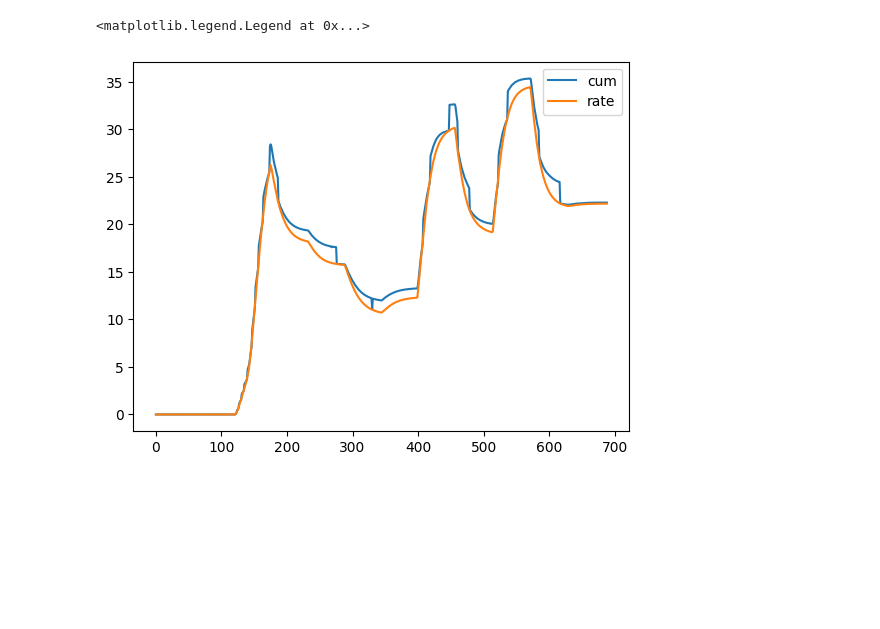
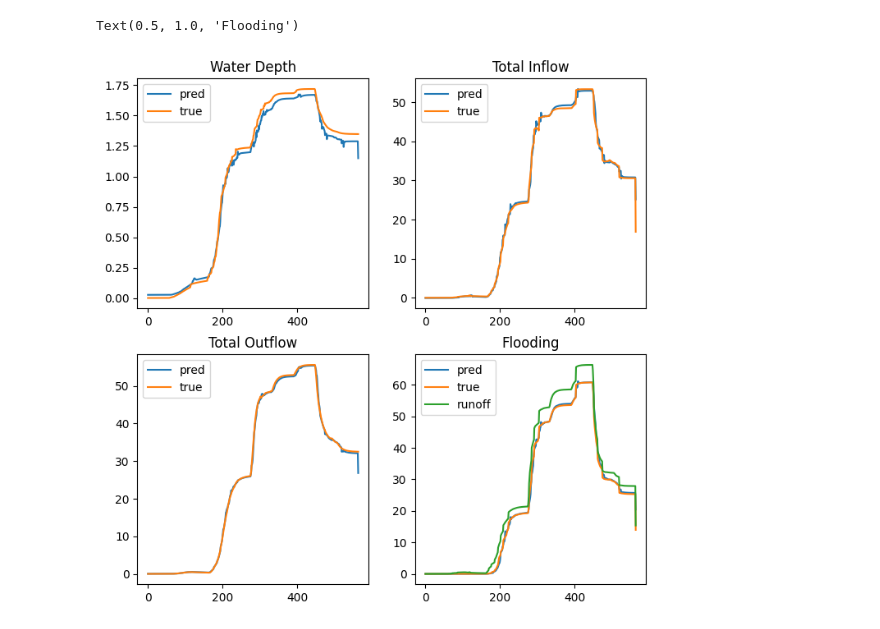
Before and after one commit to Zhiyu014/GNN-UDS, a Jupyter notebook: surrogate/test.ipynb, the cells around one changed output. Saved outputs shown, nothing was run; the diff lists cells and outputs as text; code cells hidden in the pictures; blank space fills up the shorter version.

```diff
--- a/surrogate/test.ipynb
+++ b/surrogate/test.ipynb
@@ -93,7 +28,27 @@ in2 = np.array(in2)*60
-# %%
-plt.plot(in1,label = 'cum')
-plt.plot(in2,label='rate')
-plt.legend()
-# %% [output]
-<matplotlib.legend.Legend at 0x...>
-[figure, removed]
+# %%
+fig,((ax1,ax2),(ax3,ax4)) = plt.subplots(2,2,figsize=(8,8))
+seq = -1
+
+ax1.plot(pred[:,seq,...].mean(axis=1)[:,0],label='pred')
+ax1.plot(true[:,seq,...].mean(axis=1)[:,0],label='true')
+ax1.legend()
+ax1.set_title('Water Depth')
+
+ax2.plot(pred[:,seq,...].mean(axis=1)[:,1],label='pred')
+ax2.plot(true[:,seq,...].mean(axis=1)[:,1],label='true')
+ax2.legend()
+ax2.set_title('Total Inflow')
+
+ax3.plot(pred[:,seq,...].mean(axis=1)[:,2],label='pred')
+ax3.plot(true[:,seq,...].mean(axis=1)[:,2],label='true')
+ax3.legend()
+ax3.set_title('Total Outflow')
+
+ax4.plot(pred[:,seq,...].mean(axis=1)[:,-1],label='pred')
+ax4.plot(true[:,seq,...].mean(axis=1)[:,-1],label='true')
+ax4.plot(r[:,seq,...].mean(axis=1),label='runoff')
+ax4.legend()
+ax4.set_title('Flooding')
+# %% [output]
+Text(0.5, 1.0, 'Flooding')
+[figure, added]
```
Also changed, not shown: parts of 25 cells of this notebook, 20 other files.
